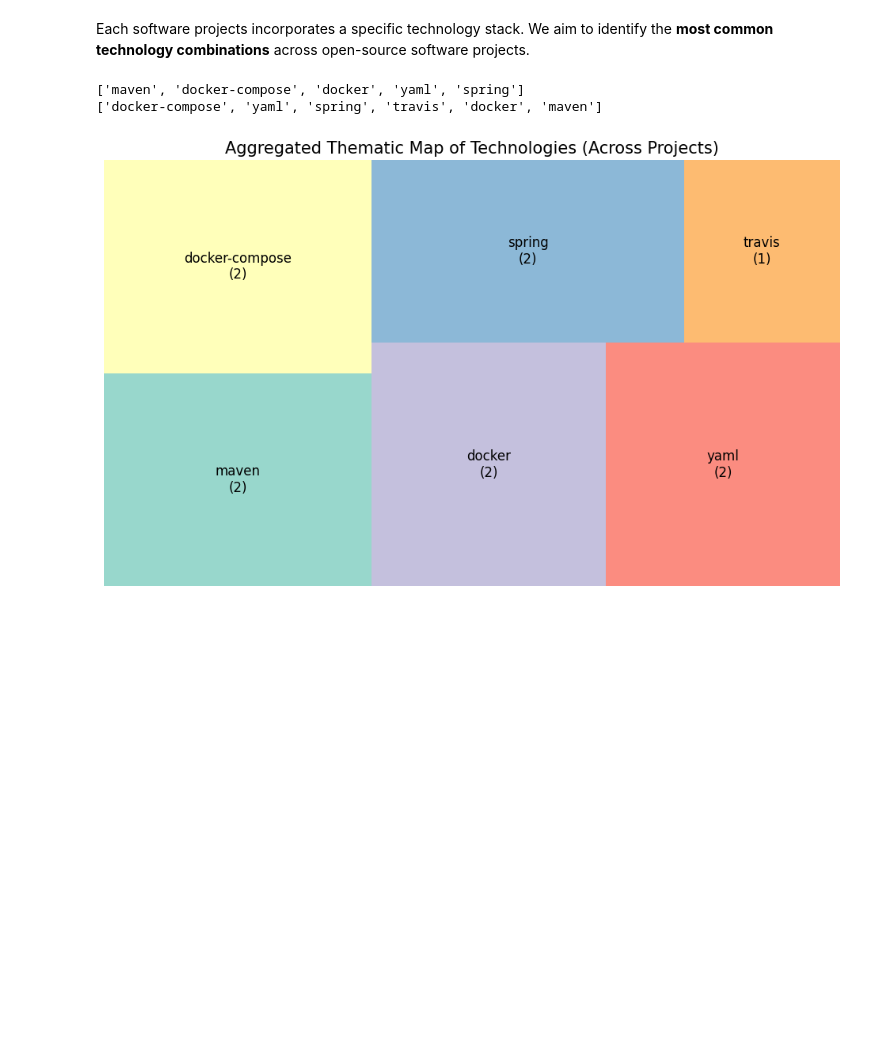
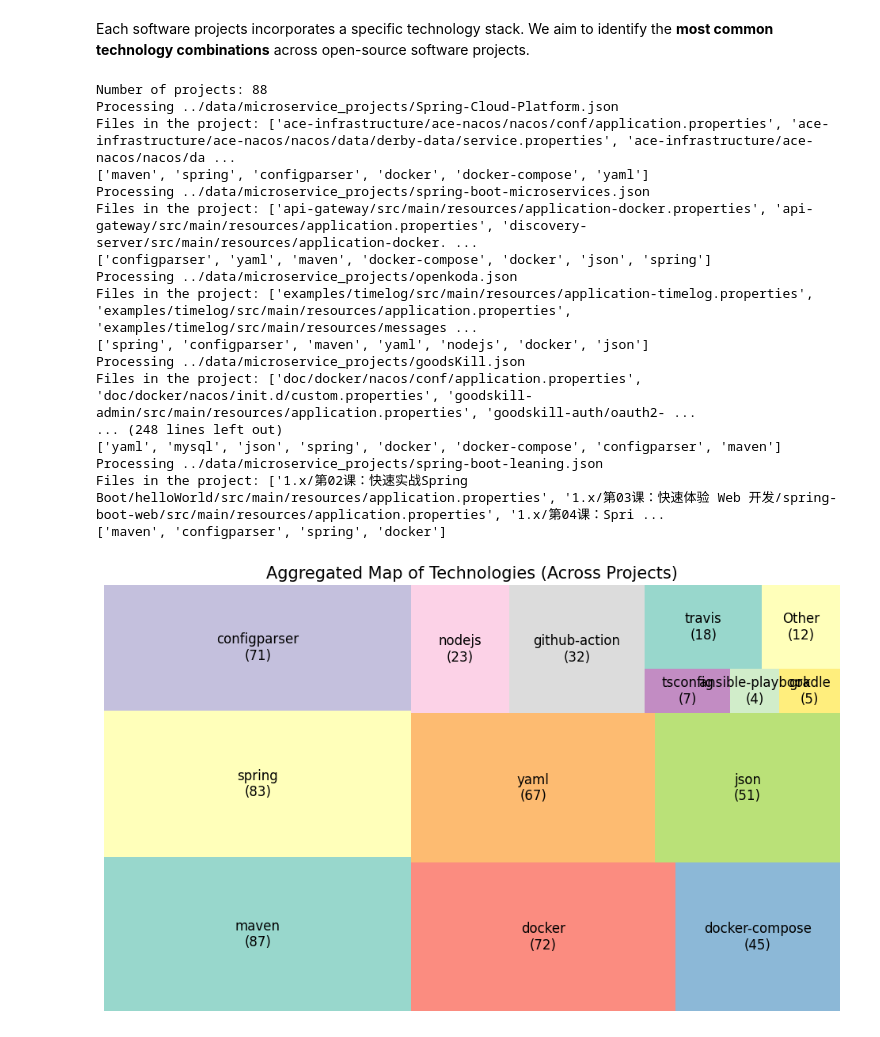
Before and after one commit to simisimon/config-space, a Jupyter notebook: notebooks/technology_stacks.ipynb, the cells around one changed output. Cells and saved outputs as stored; diff of their text form; code cells hidden in the pictures; blank space fills up the shorter version.

Commit message:
Revice scenarios and add more project data

```diff
--- a/notebooks/technology_stacks.ipynb
+++ b/notebooks/technology_stacks.ipynb
@@ -4,50 +4,92 @@ Each software projects incorporates a specific technology stack. We aim to ident
 from typing import List, Dict
 import matplotlib.pyplot as plt
 import squarify
 import json
 import glob
 
 def plot_used_technologies(project_files: List):
 
     aggregated_concepts: Dict[str, int] = {}
 
     for project_file in project_files:
+        print(f"Processing {project_file}")
+        try:
+            with open(project_file, "r", encoding="utf-8") as f:
+                data = json.load(f)
 
-        with open(project_file, "r", encoding="utf-8") as f:
-            data = json.load(f)
+                commit_data = data["commit_data"]
 
-            commit_data = data["commit_data"]
+                latest_commit = next(filter(lambda commit: commit["is_latest_commit"] == True, commit_data), None)
+                concepts = latest_commit["network_data"]["concepts"]
 
-            latest_commit = next(filter(lambda commit: commit["is_latest_commit"] == True, commit_data), None)
-            concepts = latest_commit["network_data"]["concepts"]
+                network_data = latest_commit["network_data"]["config_file_data"]
+                files = [x["file_path"] for x in network_data if x["file_path"].endswith(".properties")]
+                print("Files in the project:", files)
 
-            print(concepts)
 
-            for concept in concepts:
-                if concept not in aggregated_concepts:
-                    aggregated_concepts[concept] = 1
-                else:
-                    aggregated_concepts[concept] += 1
+                print(concepts)
+
+                for concept in concepts:
+                    if concept not in aggregated_concepts:
+                        aggregated_concepts[concept] = 1
+                    else:
+                        aggregated_concepts[concept] += 1
+        except Exception as e:
+            # Handle any errors that occur during file reading or JSON parsing
+            print(f"Error processing {project_file}: {e}")
+            continue
+
+    threshold = 3
+    merged_concepts: Dict[str, int] = {}
+    other_total = 0
+
+    for concept, count in aggregated_concepts.items():
+        if count >= threshold:
+            merged_concepts[concept] = count
+        else:
+            other_total += count
+
+    if other_total > 0:
+        merged_concepts["Other"] = other_total
+
 
     # Prepare plot data
-    labels = [f"{c}\n({v})" for c, v in aggregated_concepts.items()]
-    sizes = list(aggregated_concepts.values())
+    #labels = [f"{c}\n({v})" for c, v in aggregated_concepts.items()]
+    labels = [f"{c}\n({v})" for c, v in merged_concepts.items()]
+    #sizes = list(aggregated_concepts.values())
+    sizes = list(merged_concepts.values())
     colors = plt.cm.Set3.colors[:len(sizes)]
 
     # Plot
     plt.figure(figsize=(12, 7))
     squarify.plot(sizes=sizes, label=labels, color=colors, alpha=0.9, text_kwargs={'fontsize': 12})
     plt.axis('off')
-    plt.title("Aggregated Thematic Map of Technologies (Across Projects)", fontsize=15)
+    plt.title("Aggregated Map of Technologies (Across Projects)", fontsize=15)
     plt.show()
 
 
 project_files = glob.glob("../data/microservice_projects/*.json")
+print("Number of projects:", len(project_files))
 plot_used_technologies(project_files)
 # %% [output]
-['maven', 'docker-compose', 'docker', 'yaml', 'spring']
-['docker-compose', 'yaml', 'spring', 'travis', 'docker', 'maven']
+Number of projects: 88
+Processing ../data/microservice_projects/Spring-Cloud-Platform.json
+Files in the project: ['ace-infrastructure/ace-nacos/nacos/conf/application.properties', 'ace-infrastructure/ace-nacos/nacos/data/derby-data/service.properties', 'ace-infrastructure/ace-nacos/nacos/da ...
+['maven', 'spring', 'configparser', 'docker', 'docker-compose', 'yaml']
+Processing ../data/microservice_projects/spring-boot-microservices.json
+Files in the project: ['api-gateway/src/main/resources/application-docker.properties', 'api-gateway/src/main/resources/application.properties', 'discovery-server/src/main/resources/application-docker. ...
+['configparser', 'yaml', 'maven', 'docker-compose', 'docker', 'json', 'spring']
+Processing ../data/microservice_projects/openkoda.json
+Files in the project: ['examples/timelog/src/main/resources/application-timelog.properties', 'examples/timelog/src/main/resources/application.properties', 'examples/timelog/src/main/resources/messages ...
+['spring', 'configparser', 'maven', 'yaml', 'nodejs', 'docker', 'json']
+Processing ../data/microservice_projects/goodsKill.json
+Files in the project: ['doc/docker/nacos/conf/application.properties', 'doc/docker/nacos/init.d/custom.properties', 'goodskill-admin/src/main/resources/application.properties', 'goodskill-auth/oauth2- ...
+... (248 lines left out)
+['yaml', 'mysql', 'json', 'spring', 'docker', 'docker-compose', 'configparser', 'maven']
+Processing ../data/microservice_projects/spring-boot-leaning.json
+Files in the project: ['1.x/第02课：快速实战Spring Boot/helloWorld/src/main/resources/application.properties', '1.x/第03课：快速体验 Web 开发/spring-boot-web/src/main/resources/application.properties', '1.x/第04课：Spri ...
+['maven', 'configparser', 'spring', 'docker']
-[figure, old version]
+[figure, new version]
 # %%
 from typing import List, Dict, Tuple
 import json
```
Also changed, not shown: parts of 2 cells of this notebook, 20 other files.
